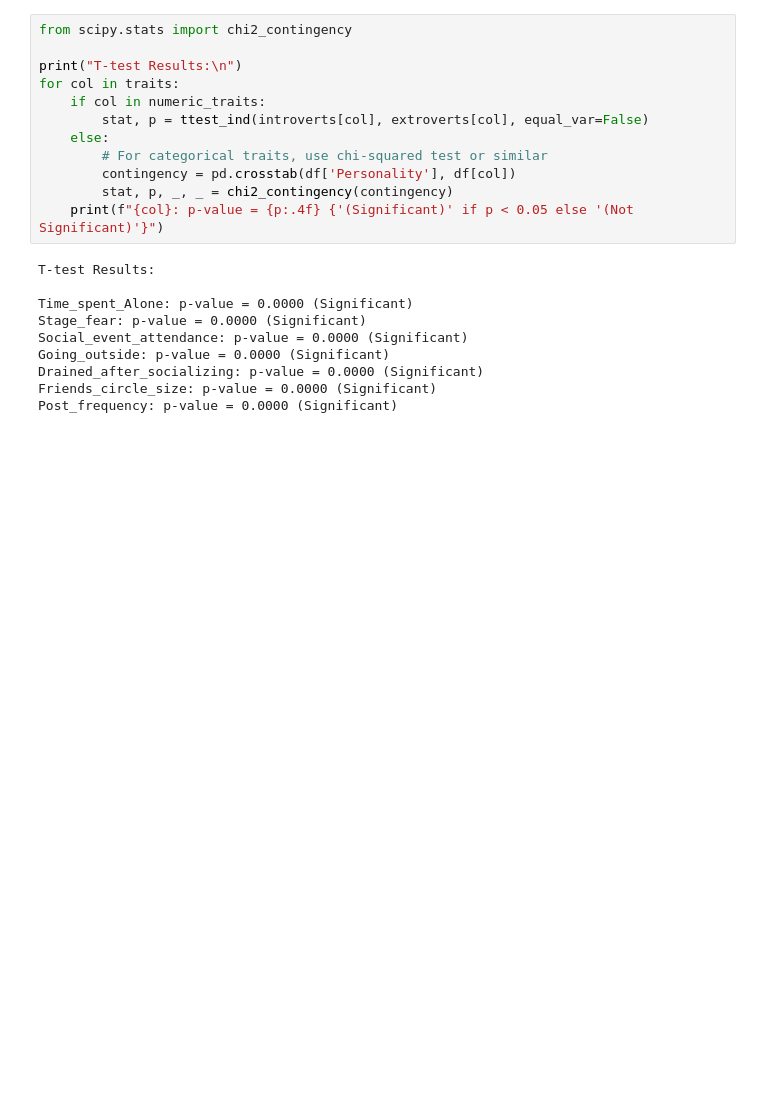
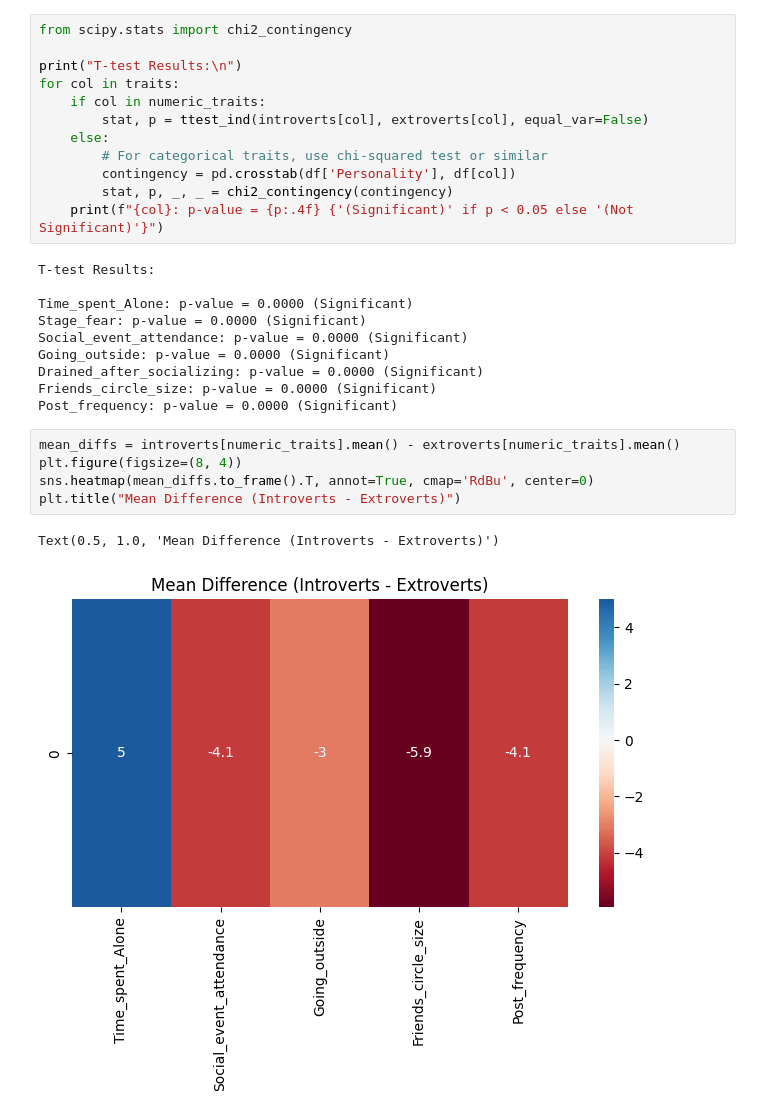
Before and after one commit to ARUNAGIRINATHAN-K/Behavioral-Analytics-of-Introverts-vs-Extroverts, a Jupyter notebook: introvert_vs_extrovert.ipynb, the cells around one changed output. Cells and saved outputs as stored; diff of their text form; blank space fills up the shorter version.

```diff
--- a/introvert_vs_extrovert.ipynb
+++ b/introvert_vs_extrovert.ipynb
@@ -70,3 +70,11 @@ Going_outside: p-value = 0.0000 (Significant)
 Drained_after_socializing: p-value = 0.0000 (Significant)
 Friends_circle_size: p-value = 0.0000 (Significant)
 Post_frequency: p-value = 0.0000 (Significant)
+# %%
+mean_diffs = introverts[numeric_traits].mean() - extroverts[numeric_traits].mean()
+plt.figure(figsize=(8, 4))
+sns.heatmap(mean_diffs.to_frame().T, annot=True, cmap='RdBu', center=0)
+plt.title("Mean Difference (Introverts - Extroverts)")
+# %% [output]
+Text(0.5, 1.0, 'Mean Difference (Introverts - Extroverts)')
+[figure, added]
```
